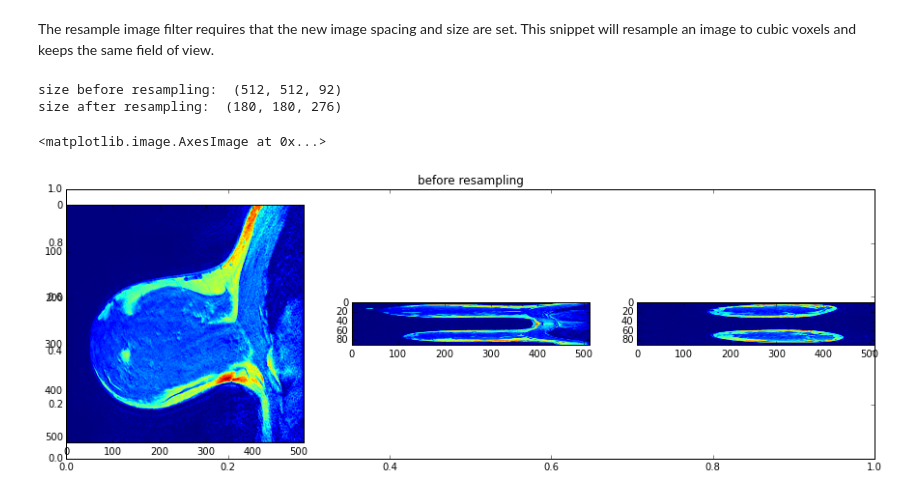
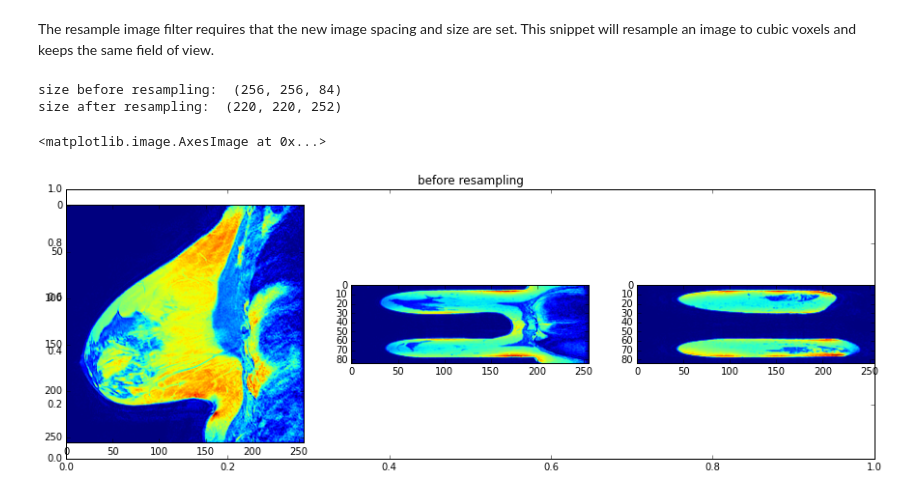
Before and after one commit to almartel/starting_python, a Jupyter notebook: Using SimpleITK.ipynb, the cells around one changed output. Cells and saved outputs as stored; diff of their text form; code cells hidden in the pictures.

```diff
--- a/Using SimpleITK.ipynb
+++ b/Using SimpleITK.ipynb
@@ -26,3 +17,6 @@ im
+# %%
+filename = os.getcwd() + os.sep +"breast_nofs.mha"
+im=sitk.ReadImage(str(filename))
 # %% [markdown]
 The main advantage of using mha, nii etc is that any information about pixel spacing, orientation etc is also handled. It is possible to retrieve this information :
 # %%
@@ -119,20 +113,20 @@ The resample image filter requires that the new image spacing and size are set.
     print 'size before resampling: ', im.GetSize()
     print 'size after resampling: ', cube.GetSize()
 # %% [output]
-size before resampling:  (512, 512, 92)
-size after resampling:  (180, 180, 276)
+size before resampling:  (256, 256, 84)
+size after resampling:  (220, 220, 252)
 # %%
 fig=plt.figure(figsize=[15,5])
 plt.title('before resampling')
 fig.add_subplot(1,3,1)
 imshow(sitk.GetArrayFromImage(im[:,:,20]))
 fig.add_subplot(1,3,2)
-imshow(sitk.GetArrayFromImage(im[:,256,:]))
+imshow(sitk.GetArrayFromImage(im[:,128,:]))
 fig.add_subplot(1,3,3)
-imshow(sitk.GetArrayFromImage(im[256,:,:]))
+imshow(sitk.GetArrayFromImage(im[128,:,:]))
 # %% [output]
 <matplotlib.image.AxesImage at 0x...>
-[figure, old version]
+[figure, new version]
 # %%
 fig=plt.figure(figsize=[15,5])
 plt.title('after resampling')
```
Also changed, not shown: parts of 10 cells of this notebook.
